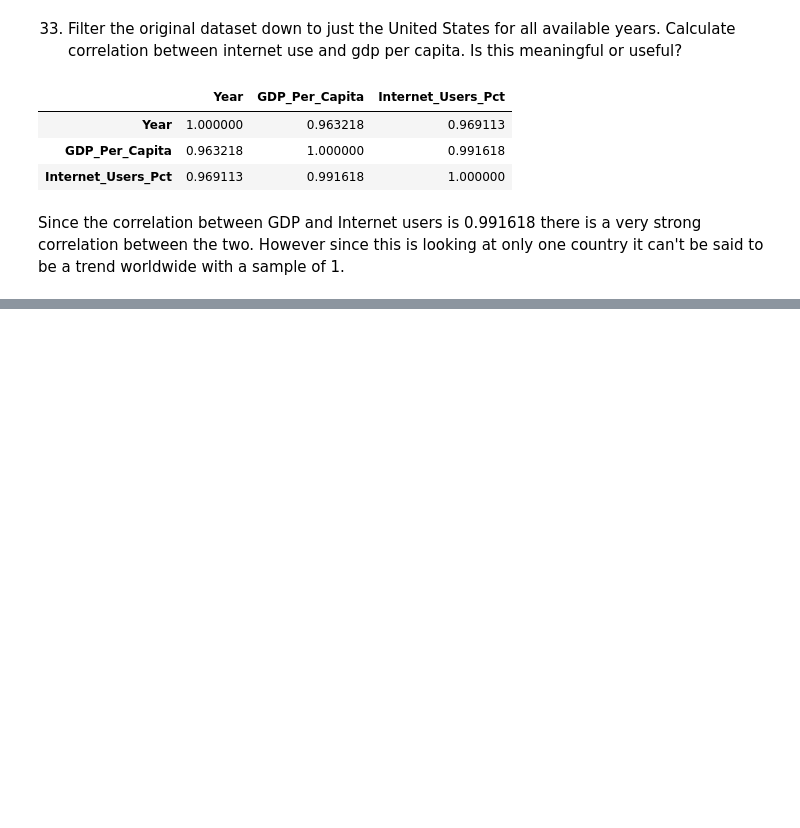
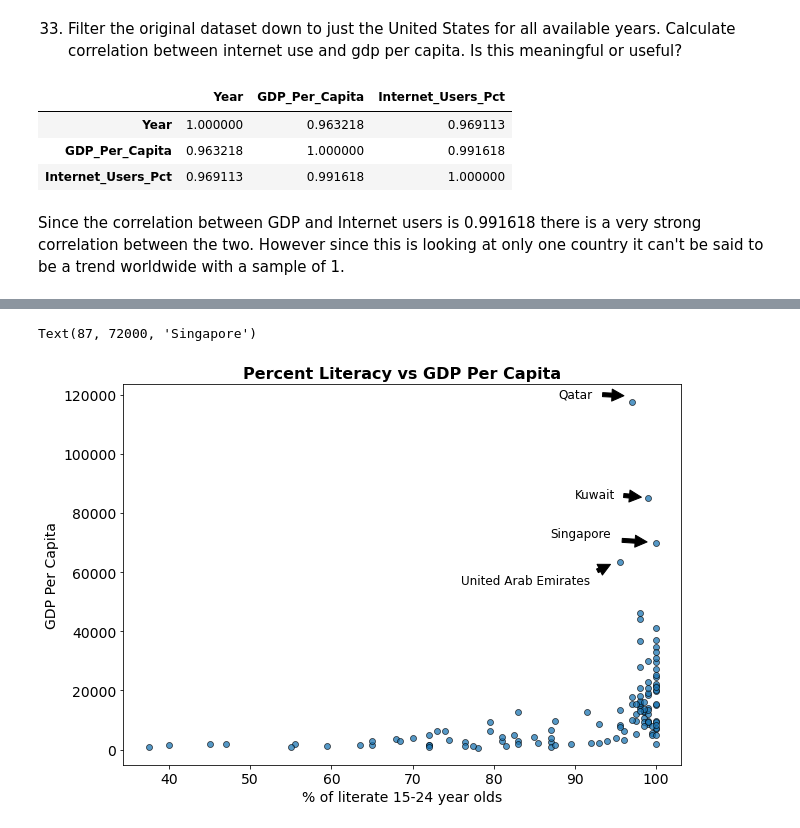
Before and after one commit to nss-data-science-cohort-4/dq1-undata-zylstraa, a Jupyter notebook: notebooks/UN_Data_Exploration.ipynb, the cells around one changed output, grey strips where cells are left out. Cells and saved outputs as stored; diff of their text form; code cells hidden in the pictures; blank space fills up the shorter version.

Commit message:
Finished data clean up and plotting. Need to customize colors

```diff
--- a/notebooks/UN_Data_Exploration.ipynb
+++ b/notebooks/UN_Data_Exploration.ipynb
@@ -794,0 +860,2 @@ Since the correlation between GDP and Internet users is 0.991618 there is a very
+# %%
+total_literacy = total_literacy.to_frame().reset_index()
@@ -794,0 +878,4 @@ Since the correlation between GDP and Internet users is 0.991618 there is a very
+# %%
+gdp_and_int_2007_11 = gdp_and_internet_use[(gdp_and_internet_use['Year']>= 2007) & (gdp_and_internet_use['Year']<= 2011)]
+# %%
+gdp_and_int_2007_11 = gdp_and_int_2007_11.groupby('Country')[['GDP_Per_Capita','Internet_Users_Pct']].agg('mean').reset_index()
@@ -794,0 +885,2 @@ Since the correlation between GDP and Internet users is 0.991618 there is a very
+# %%
+lit_gdp_int = total_literacy.merge(gdp_and_int_2007_11, on='Country')
@@ -794,0 +903,17 @@ Since the correlation between GDP and Internet users is 0.991618 there is a very
+# %%
+fontsize = 14
+
+plt.figure(figsize=(10,7))
+sns.scatterplot(data= lit_gdp_int, x='Percent_Literacy', y='GDP_Per_Capita', alpha=0.755, edgecolor='black')
+plt.xticks(fontsize=fontsize)
+plt.xlabel('% of literate 15-24 year olds',fontsize=fontsize)
+plt.yticks(fontsize=fontsize)
+plt.ylabel('GDP Per Capita', fontsize=fontsize)
+plt.title('Percent Literacy vs GDP Per Capita', fontsize=fontsize+2, fontweight='bold')
+plt.annotate(s='Qatar', xy=(97,119500), fontsize = 12, xytext=(88,119000), arrowprops=dict(facecolor='black',shrink=0.2))
+plt.annotate(s='Kuwait',xy=(99,85133),fontsize = 12, xytext=(90,85000),arrowprops=dict(facecolor='black',shrink=0.2))
+plt.annotate(s='United Arab Emirates',xy=(95,63473),fontsize = 12, xytext=(76,55900),arrowprops=dict(facecolor='black',shrink=0.2))
+plt.annotate(s='Singapore',xy=(100,70014),fontsize = 12, xytext=(87,72000),arrowprops=dict(facecolor='black',shrink=0.2))
+# %% [output]
+Text(87, 72000, 'Singapore')
+[figure, added]
```
Also changed, not shown: parts of 22 cells of this notebook.
